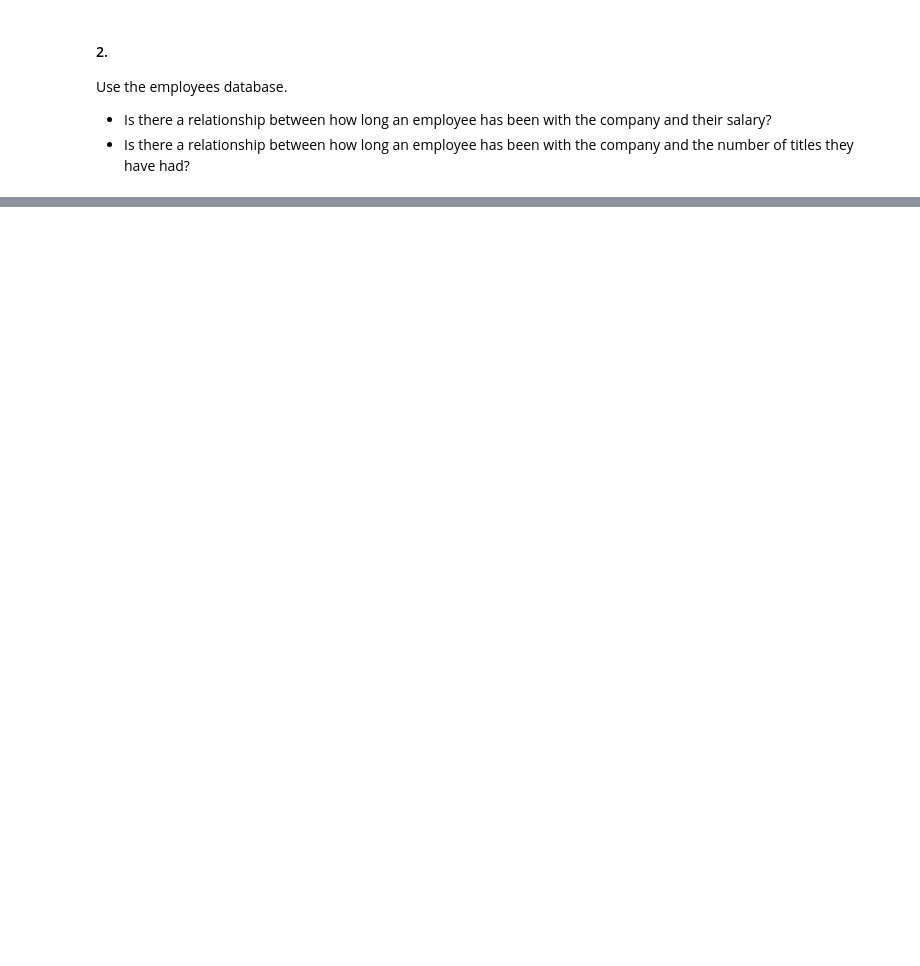
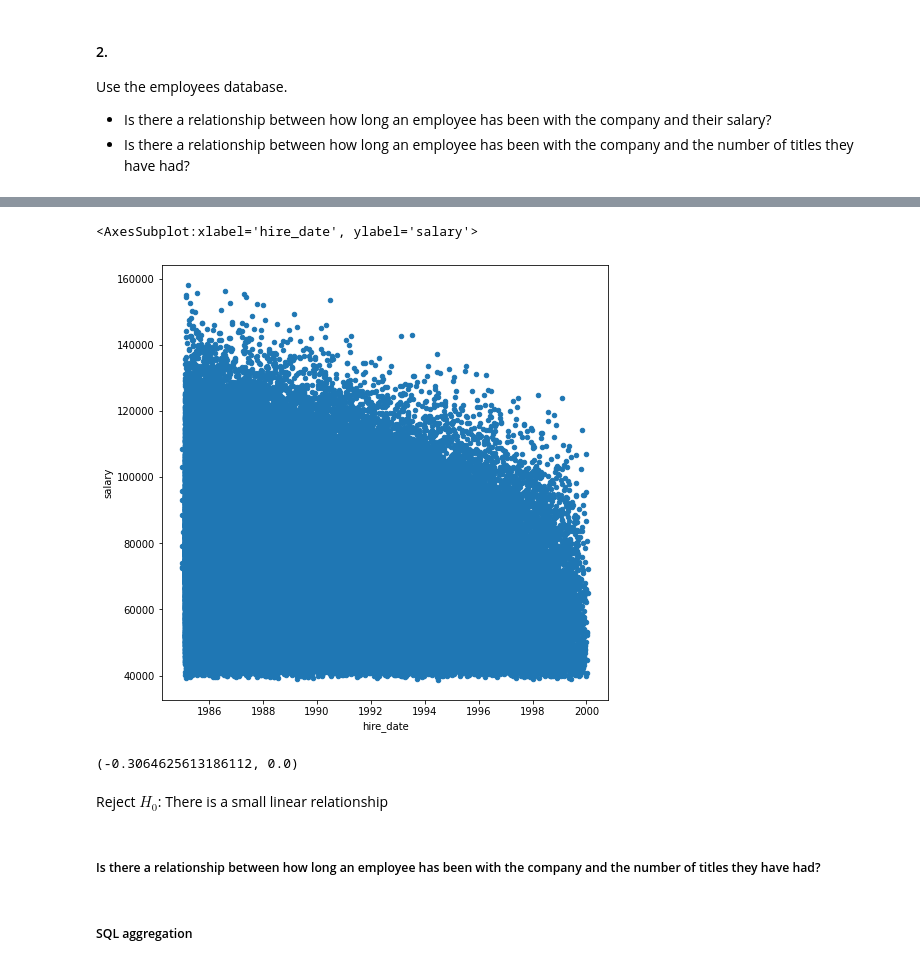
Before and after one commit to MrEnigmamgine/statistics-exercises, a Jupyter notebook: hypothesis_testing.ipynb, the cells around one changed output, grey strips where cells are left out. Drawn from its saved outputs; the diff is of its cells as text; code cells hidden in the pictures; blank space fills up the shorter version.

```diff
--- a/hypothesis_testing.ipynb
+++ b/hypothesis_testing.ipynb
@@ -283,0 +396,2 @@ Use the employees database.
+# %%
+salaries['hire_date'] = pd.to_datetime(salaries.hire_date)
@@ -283,0 +413,15 @@ Use the employees database.
+# %%
+salaries.plot.scatter('hire_date','salary')
+# %% [output]
+<AxesSubplot:xlabel='hire_date', ylabel='salary'>
+[figure, added]
+# %%
+stats.pearsonr(pd.to_numeric(salaries.hire_date), salaries.salary)
+# %% [output]
+(-0.3064625613186112, 0.0)
+# %% [markdown]
+Reject $H_0$: There is a small linear relationship
+# %% [markdown]
+#####  Is there a relationship between how long an employee has been with the company and the number of titles they have had?
+# %% [markdown]
+##### SQL aggregation
```
Also changed, not shown: parts of 51 cells of this notebook, 3 other files.
